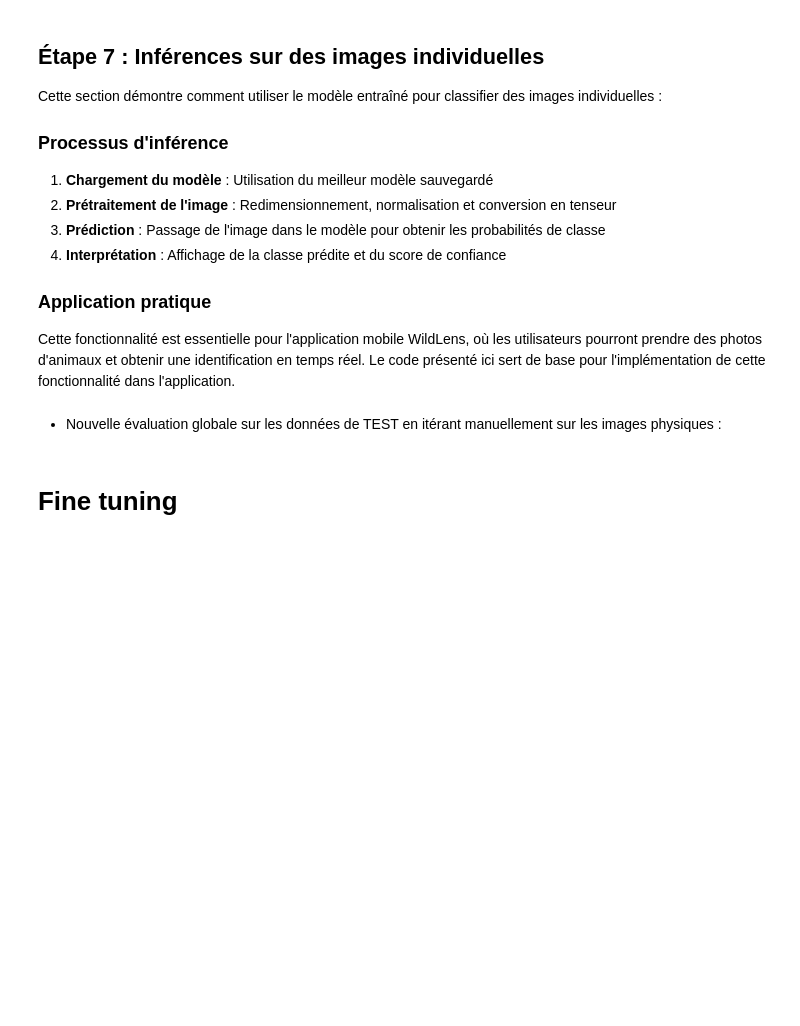
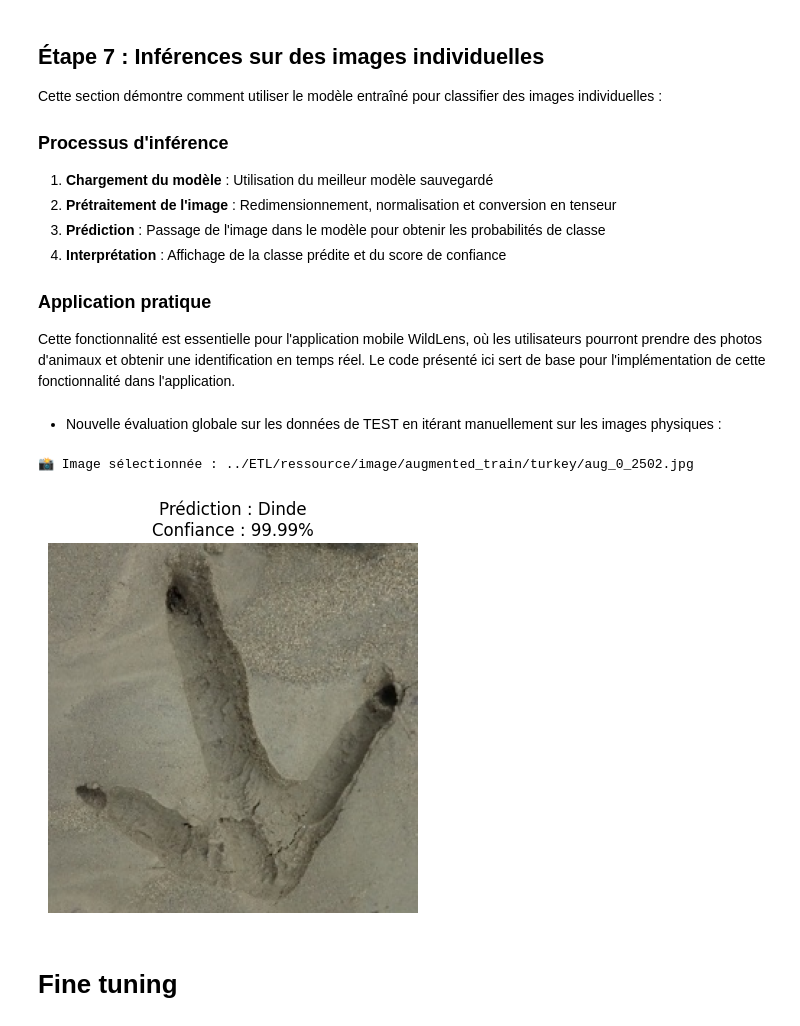
Before and after one commit to CedricSanchezGithub/ETL, a Jupyter notebook: ML/ML_wildlens.ipynb, the cells around one changed output. Drawn from its saved outputs; the diff is of its cells as text; code cells hidden in the pictures; blank space fills up the shorter version.

```diff
--- a/ML/ML_wildlens.ipynb
+++ b/ML/ML_wildlens.ipynb
@@ -307,11 +308,3 @@ df_all['label_class'] = df_all['id_espece'].map(id_to_class)
 train_df = df_all[df_all["id_etat"] == 1].copy()
 val_df = df_all[df_all["id_etat"] == 2].copy()
 test_df = df_all[df_all["id_etat"] == 3].copy()
-
-train_df.to_json("train_df.json", orient="records", lines=True)
-val_df.to_json("val_df.json", orient="records", lines=True)
-test_df.to_json("test_df.json", orient="records", lines=True)
-
-train_df = pd.read_json("train_df.json", lines=True)
-val_df = pd.read_json("val_df.json", lines=True)
-test_df = pd.read_json("test_df.json", lines=True)
@@ -620,35 +701,51 @@ Cette fonctionnalité est essentielle pour l'application mobile WildLens, où le
 # %% [markdown]
 * Nouvelle évaluation globale sur les données de TEST en itérant manuellement sur les images physiques :
 # %%
+import random
+from pathlib import Path
 from PIL import Image
 import torch.nn.functional as F
+import torchvision.transforms as transforms
+import matplotlib.pyplot as plt
 
-# ✅ Charge le modèle entraîné
-mobilenet_v3.load_state_dict(torch.load("best_model_wildlens.pt"))
+# ✅ Recharge le modèle
+mobilenet_v3.load_state_dict(torch.load("models\best_model_wildlens.pt"))
 mobilenet_v3.eval()
 
-# 🖼️ Chemin de l’image à tester
-image_path = "../ETL/ressource/image/augmented_train/lion/aug_0_4.jpg"
+# 📁 Base du dossier image
+base_path = Path("../ETL/ressource/image/augmented_train")
+
+# 🎲 Sélection aléatoire d’une classe et d’une image
+all_classes = [d for d in base_path.iterdir() if d.is_dir()]
+chosen_class = random.choice(all_classes)
+chosen_image = random.choice(list(chosen_class.glob("*.jpg")))
+
+print(f"📸 Image sélectionnée : {chosen_image}")
 
 # 🔄 Prétraitement
 transform = transforms.Compose([
     transforms.Resize((224, 224)),
     transforms.ToTensor(),
     transforms.Normalize(mean=[0.485, 0.456, 0.406],
                          std=[0.229, 0.224, 0.225])
 ])
-image = Image.open(image_path).convert("RGB")
+image = Image.open(chosen_image).convert("RGB")
 input_tensor = transform(image).unsqueeze(0).to(device)
 
 # 🔮 Prédiction
 with torch.no_grad():
     output = mobilenet_v3(input_tensor)
     probs = F.softmax(output, dim=1)
     confidence, predicted_class = torch.max(probs, dim=1)
 
-# 🧾 Affichage
-print(f"✅ Classe prédite : {idx_to_label[predicted_class.item()]}")
-print(f"🔢 Score de confiance : {confidence.item()*100:.2f}%")
+# 🖼️ Affichage image + prédiction
+plt.imshow(image)
+plt.axis('off')
+plt.title(f"Prédiction : {idx_to_label[predicted_class.item()]}\nConfiance : {confidence.item()*100:.2f}%")
+plt.show()
+# %% [output]
+📸 Image sélectionnée : ../ETL/ressource/image/augmented_train/turkey/aug_0_2502.jpg
+[figure, added]
 # %% [markdown]
 # Fine tuning
 # %%
```
Also changed, not shown: parts of 17 cells of this notebook, 9 other files.
